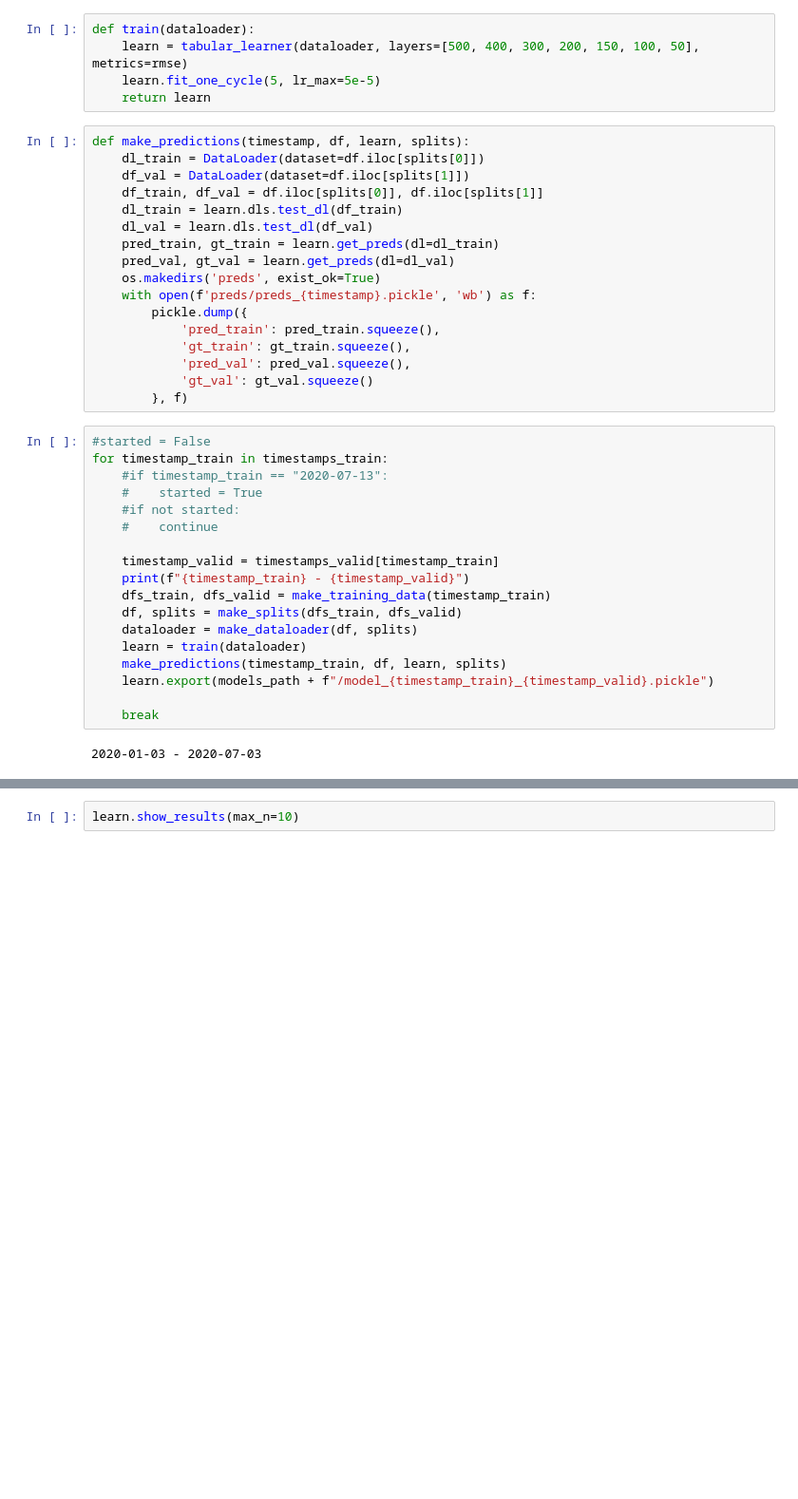
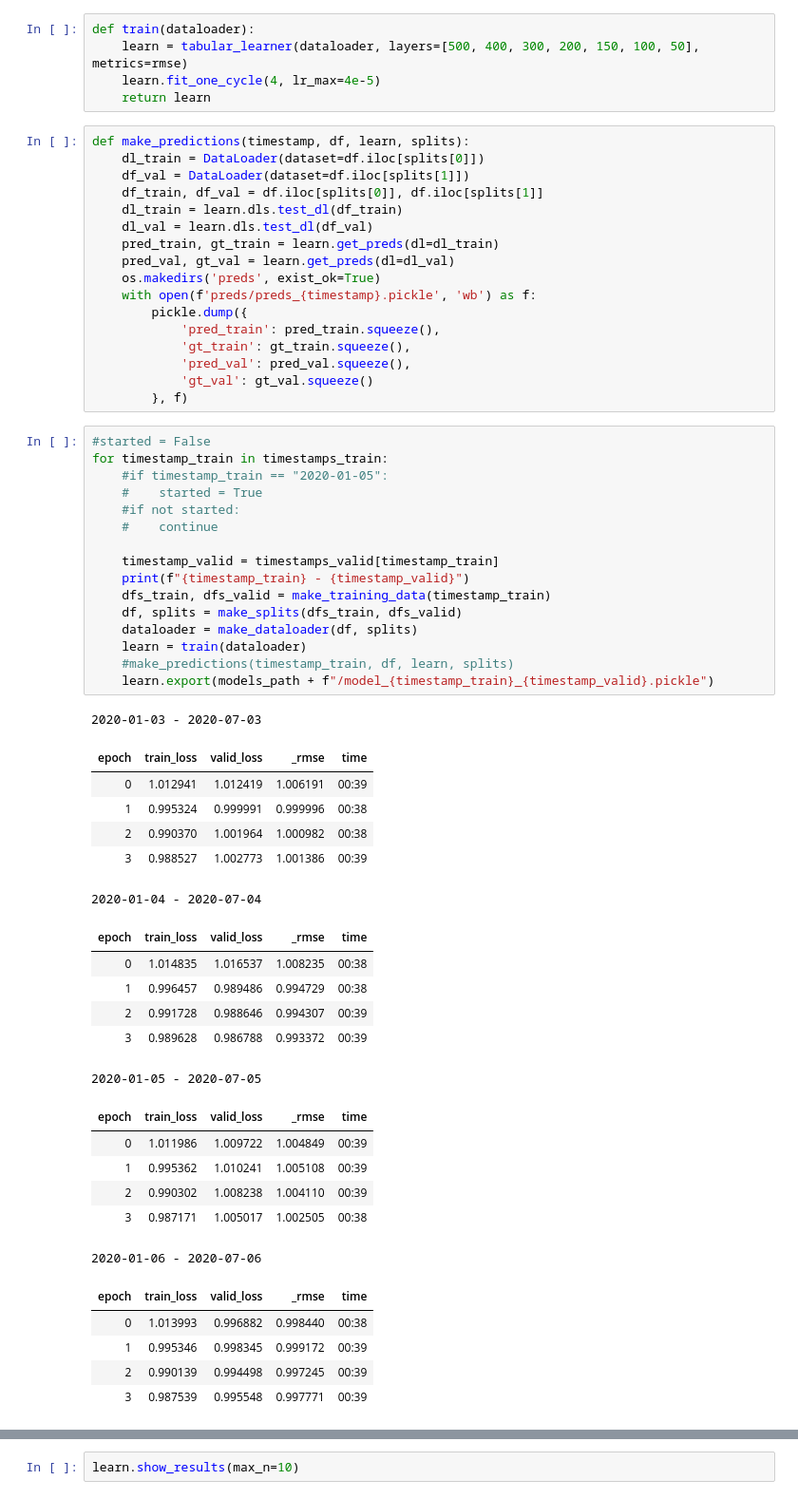
Before and after one commit to strombom/puffin-trader, a Jupyter notebook: BitNet/learn_sections.ipynb, the cells around one changed output, grey strips where cells are left out. Shown at 95% size. Cells and saved outputs as stored; diff of their text form; blank space fills up the shorter version.

```diff
--- a/BitNet/learn_sections.ipynb
+++ b/BitNet/learn_sections.ipynb
@@ -119,7 +119,7 @@ def make_dataloader(df, splits):
 # %%
 def train(dataloader):
     learn = tabular_learner(dataloader, layers=[500, 400, 300, 200, 150, 100, 50], metrics=rmse)
-    learn.fit_one_cycle(5, lr_max=5e-5)
+    learn.fit_one_cycle(4, lr_max=4e-5)
     return learn
 # %%
 def make_predictions(timestamp, df, learn, splits):
@@ -141,20 +141,41 @@ def make_predictions(timestamp, df, learn, splits):
 # %%
 #started = False
 for timestamp_train in timestamps_train:
-    #if timestamp_train == "2020-07-13":
+    #if timestamp_train == "2020-01-05":
     #    started = True
     #if not started:
     #    continue
 
     timestamp_valid = timestamps_valid[timestamp_train]
     print(f"{timestamp_train} - {timestamp_valid}")
     dfs_train, dfs_valid = make_training_data(timestamp_train)
     df, splits = make_splits(dfs_train, dfs_valid)
     dataloader = make_dataloader(df, splits)
     learn = train(dataloader)
-    make_predictions(timestamp_train, df, learn, splits)
+    #make_predictions(timestamp_train, df, learn, splits)
     learn.export(models_path + f"/model_{timestamp_train}_{timestamp_valid}.pickle")
-
-    break
 # %% [output]
 2020-01-03 - 2020-07-03
+| epoch | train_loss | valid_loss | _rmse | time |
+| 0 | 1.012941 | 1.012419 | 1.006191 | 00:39 |
+| 1 | 0.995324 | 0.999991 | 0.999996 | 00:38 |
+| 2 | 0.990370 | 1.001964 | 1.000982 | 00:38 |
+| 3 | 0.988527 | 1.002773 | 1.001386 | 00:39 |
+2020-01-04 - 2020-07-04
+| epoch | train_loss | valid_loss | _rmse | time |
+| 0 | 1.014835 | 1.016537 | 1.008235 | 00:38 |
+| 1 | 0.996457 | 0.989486 | 0.994729 | 00:38 |
+| 2 | 0.991728 | 0.988646 | 0.994307 | 00:39 |
+| 3 | 0.989628 | 0.986788 | 0.993372 | 00:39 |
+2020-01-05 - 2020-07-05
+| epoch | train_loss | valid_loss | _rmse | time |
+| 0 | 1.011986 | 1.009722 | 1.004849 | 00:39 |
+| 1 | 0.995362 | 1.010241 | 1.005108 | 00:39 |
+| 2 | 0.990302 | 1.008238 | 1.004110 | 00:39 |
+| 3 | 0.987171 | 1.005017 | 1.002505 | 00:38 |
+2020-01-06 - 2020-07-06
+| epoch | train_loss | valid_loss | _rmse | time |
+| 0 | 1.013993 | 0.996882 | 0.998440 | 00:38 |
+| 1 | 0.995346 | 0.998345 | 0.999172 | 00:39 |
+| 2 | 0.990139 | 0.994498 | 0.997245 | 00:39 |
+| 3 | 0.987539 | 0.995548 | 0.997771 | 00:39 |
```
Also changed, not shown: parts of 2 cells of this notebook.
